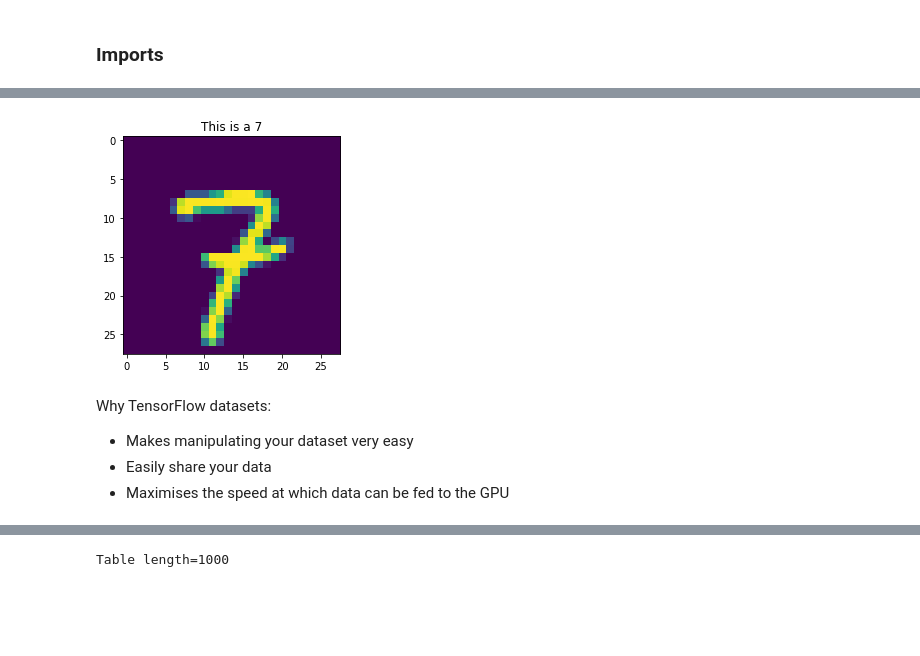
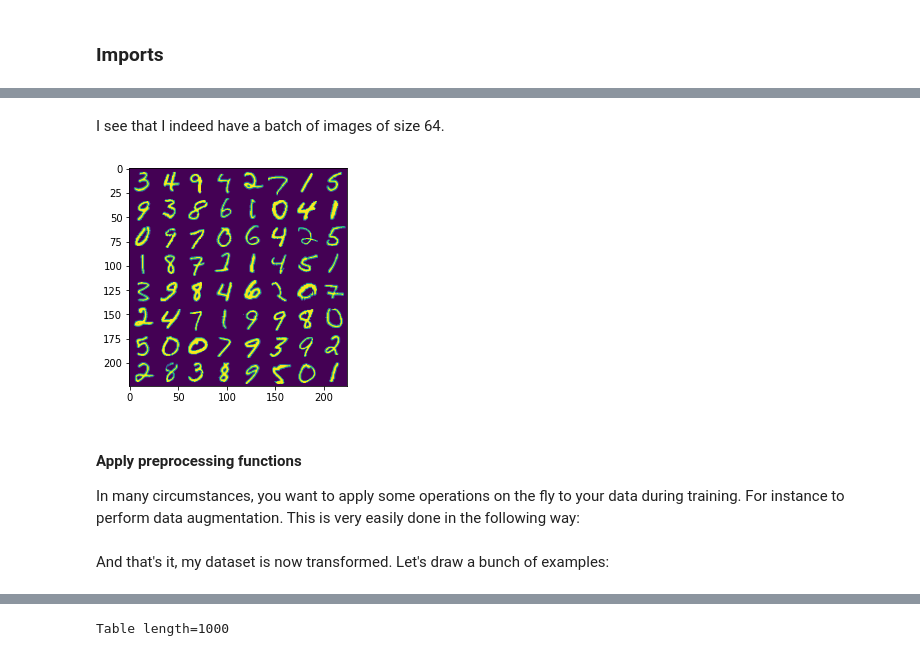
Before and after one commit to EiffL/Tutorials, a Jupyter notebook: PhotozCNN/photoz_inference_tfdatasets.ipynb, the cells around one changed output, grey strips where cells are left out. Cells and saved outputs as stored; diff of their text form; code cells hidden in the pictures; blank space fills up the shorter version.

```diff
--- a/PhotozCNN/photoz_inference_tfdatasets.ipynb
+++ b/PhotozCNN/photoz_inference_tfdatasets.ipynb
@@ -41,5 +97,5 @@ dset = tfds.load('mnist', split='train')
 # %%
-# Build your input pipeline
-dset = dset.shuffle(1024)
-dset = dset.batch(32)
-dset = dset.prefetch(tf.data.AUTOTUNE)
+dset = dset.repeat()         # Repeat the dataset for ever
+dset = dset.shuffle(1024)    # Apply shuffling with a buffer of size 1024
+dset = dset.batch(64)        # Batch the examples
+dset = dset.prefetch(tf.data.AUTOTUNE)  # Prefecth examples for fast access
@@ -53,11 +111,10 @@ TensorShape([32, 28, 28, 1])
-# %%
-imshow(image[0,:,:,0])
-title('This is a %d'%label[0]);
-# %% [output]
-[figure, removed]
-# %% [markdown]
-Why TensorFlow datasets:
-
-- Makes manipulating your dataset very easy
-- Easily share your data
-- Maximises the speed at which data can be fed to the GPU
+# %% [markdown]
+I see that I indeed have a batch of images of size 64.
+# %%
+imshow(image.numpy().reshape([8,8,28,28]).transpose([0,2,1,3]).reshape([8*28,8*28]));
+# %% [output]
+[figure, added]
+# %% [markdown]
+#### **Apply preprocessing functions**
+
+In many circumstances, you want to apply some operations on the fly to your data during training. For instance to perform data augmentation. This is very easily done in the following way:
@@ -63,0 +130,2 @@ Why TensorFlow datasets:
+# %% [markdown]
+And that's it, my dataset is now transformed. Let's draw a bunch of examples:
```
Also changed, not shown: parts of 45 cells of this notebook.
